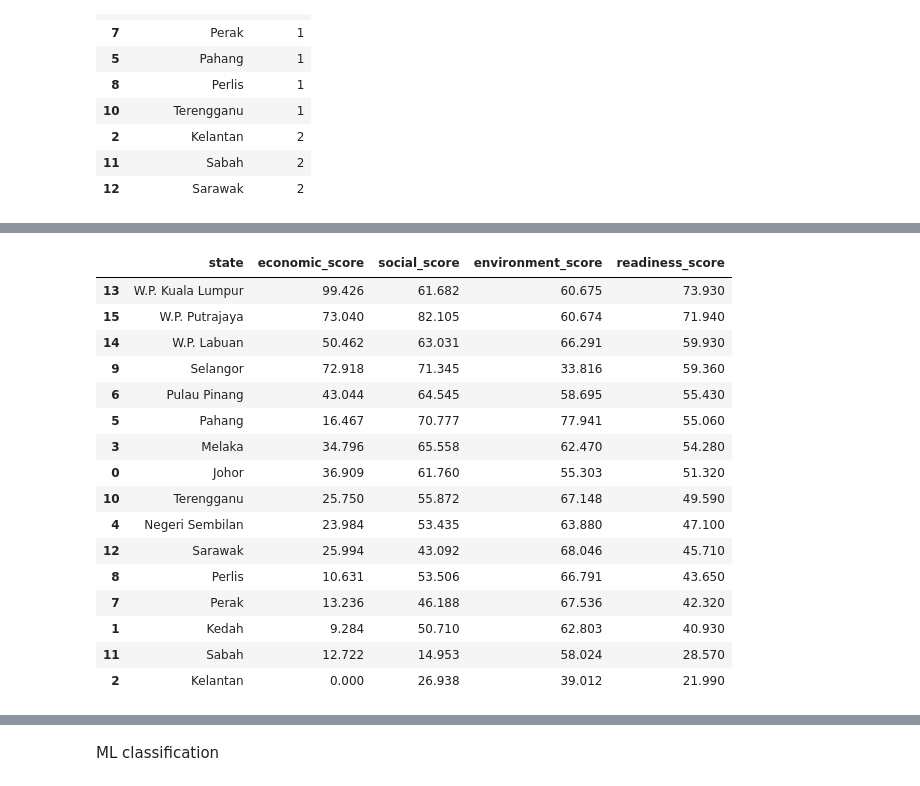
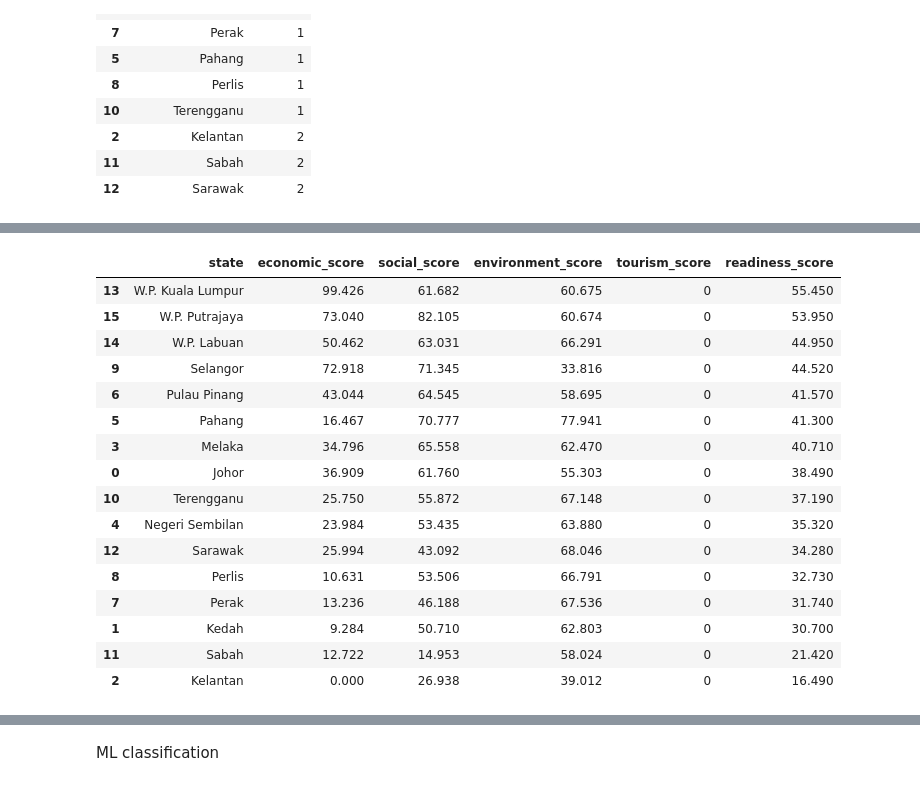
Before and after one commit to a212819-ukm/sustainable-tourism-readiness-in-malaysia, a Jupyter notebook: DATAVERSE_Datathon2026_Colab.ipynb, the cells around one changed output, grey strips where cells are left out. Saved outputs shown, nothing was run; the diff lists cells and outputs as text; code cells hidden in the pictures.

```diff
--- a/DATAVERSE_Datathon2026_Colab.ipynb
+++ b/DATAVERSE_Datathon2026_Colab.ipynb
@@ -231,6 +276,7 @@ STATE_MAP = {
     "Malacca": "Melaka",
 
     "Negeri Sembilan": "Negeri Sembilan",
+    "N. Sembilan": "Negeri Sembilan", # Added this mapping
 
     "Pahang": "Pahang",
 
@@ -259,7 +305,6 @@ STATE_MAP = {
     "Labuan": "W.P. Labuan"
 }
 
-
 def clean_state_column(df):
 
     df = df.copy()
@@ -1219,6 +1415,9 @@ master["forest_per_population"] = (
     (master["population"] * 1000)
 )
 
+# Fill any NaNs created by division (e.g., population is 0)
+master["forest_per_population"].fillna(0, inplace=True)
+
 display(master.head())
 # %% [output]
 |  | state | income_mean | income_median | expenditure_mean | gini | poverty | population | gdp | ... |
@@ -1660,3 +1890,18 @@ master["social_score"] = (
         ]
     ).mean(axis=1) * 100
 )
+# %%
+if "tourism_guests_score" in master.columns and "average_occupancy_rate" in master.columns:
+    master["tourism_score"] = (
+        dimension_scaler.fit_transform(
+            master[
+                [
+                    "tourism_guests_score",
+                    "average_occupancy_rate"
+                ]
+            ]
+        ).mean(axis=1) * 100
+    )
+else:
+    print("Tourism scores not available, setting tourism_score to 0.")
+    master["tourism_score"] = 0
@@ -1675,51 +1922,65 @@ master["environment_score"] = (
 # %%
 # ============================================================
 # SUSTAINABLE TOURISM READINESS INDEX
 # ============================================================
 
-master["readiness_score"] = (
-    master["economic_score"] * 0.3333
-    +
-    master["social_score"] * 0.3333
-    +
-    master["environment_score"] * 0.3334
-)
+# Check if tourism_score is available, if not, adjust weights or set it to 0
+if "tourism_score" in master.columns:
+    master["readiness_score"] = (
+        master["economic_score"] * 0.25
+        +
+        master["social_score"] * 0.25
+        +
+        master["environment_score"] * 0.25
+        +
+        master["tourism_score"] * 0.25
+    )
+else:
+    print("Tourism score not available. Calculating readiness score without it (equal weights). ")
+    master["readiness_score"] = (
+        master["economic_score"] * (1/3)
+        +
+        master["social_score"] * (1/3)
+        +
+        master["environment_score"] * (1/3)
+    )
 
 master["readiness_score"] = (
     master["readiness_score"]
     .round(2)
 )
 
 display(
     master
     .sort_values(
         "readiness_score",
         ascending=False
     )[
         [
             "state",
             "economic_score",
             "social_score",
             "environment_score",
+            "tourism_score" if "tourism_score" in master.columns else "economic_score", # display placeholder if not present
             "readiness_score"
         ]
     ]
 )
 # %% [output]
-|  | state | economic_score | social_score | environment_score | readiness_score |
-| 13 | W.P. Kuala Lumpur | 99.426 | 61.682 | 60.675 | 73.930 |
-| 15 | W.P. Putrajaya | 73.040 | 82.105 | 60.674 | 71.940 |
-| 14 | W.P. Labuan | 50.462 | 63.031 | 66.291 | 59.930 |
-| 9 | Selangor | 72.918 | 71.345 | 33.816 | 59.360 |
-| 6 | Pulau Pinang | 43.044 | 64.545 | 58.695 | 55.430 |
-| 5 | Pahang | 16.467 | 70.777 | 77.941 | 55.060 |
-| 3 | Melaka | 34.796 | 65.558 | 62.470 | 54.280 |
-| 0 | Johor | 36.909 | 61.760 | 55.303 | 51.320 |
-| 10 | Terengganu | 25.750 | 55.872 | 67.148 | 49.590 |
-| 4 | Negeri Sembilan | 23.984 | 53.435 | 63.880 | 47.100 |
-| 12 | Sarawak | 25.994 | 43.092 | 68.046 | 45.710 |
-| 8 | Perlis | 10.631 | 53.506 | 66.791 | 43.650 |
-| 7 | Perak | 13.236 | 46.188 | 67.536 | 42.320 |
-| 1 | Kedah | 9.284 | 50.710 | 62.803 | 40.930 |
-| 11 | Sabah | 12.722 | 14.953 | 58.024 | 28.570 |
-| 2 | Kelantan | 0.000 | 26.938 | 39.012 | 21.990 |
+|  | state | economic_score | social_score | environment_score | tourism_score | readiness_score |
+| 13 | W.P. Kuala Lumpur | 99.426 | 61.682 | 60.675 | 0 | 55.450 |
+| 15 | W.P. Putrajaya | 73.040 | 82.105 | 60.674 | 0 | 53.950 |
+| 14 | W.P. Labuan | 50.462 | 63.031 | 66.291 | 0 | 44.950 |
+| 9 | Selangor | 72.918 | 71.345 | 33.816 | 0 | 44.520 |
+| 6 | Pulau Pinang | 43.044 | 64.545 | 58.695 | 0 | 41.570 |
+| 5 | Pahang | 16.467 | 70.777 | 77.941 | 0 | 41.300 |
+| 3 | Melaka | 34.796 | 65.558 | 62.470 | 0 | 40.710 |
+| 0 | Johor | 36.909 | 61.760 | 55.303 | 0 | 38.490 |
+| 10 | Terengganu | 25.750 | 55.872 | 67.148 | 0 | 37.190 |
+| 4 | Negeri Sembilan | 23.984 | 53.435 | 63.880 | 0 | 35.320 |
+| 12 | Sarawak | 25.994 | 43.092 | 68.046 | 0 | 34.280 |
+| 8 | Perlis | 10.631 | 53.506 | 66.791 | 0 | 32.730 |
+| 7 | Perak | 13.236 | 46.188 | 67.536 | 0 | 31.740 |
+| 1 | Kedah | 9.284 | 50.710 | 62.803 | 0 | 30.700 |
+| 11 | Sabah | 12.722 | 14.953 | 58.024 | 0 | 21.420 |
+| 2 | Kelantan | 0.000 | 26.938 | 39.012 | 0 | 16.490 |
```
Also changed, not shown: parts of 47 cells of this notebook.
